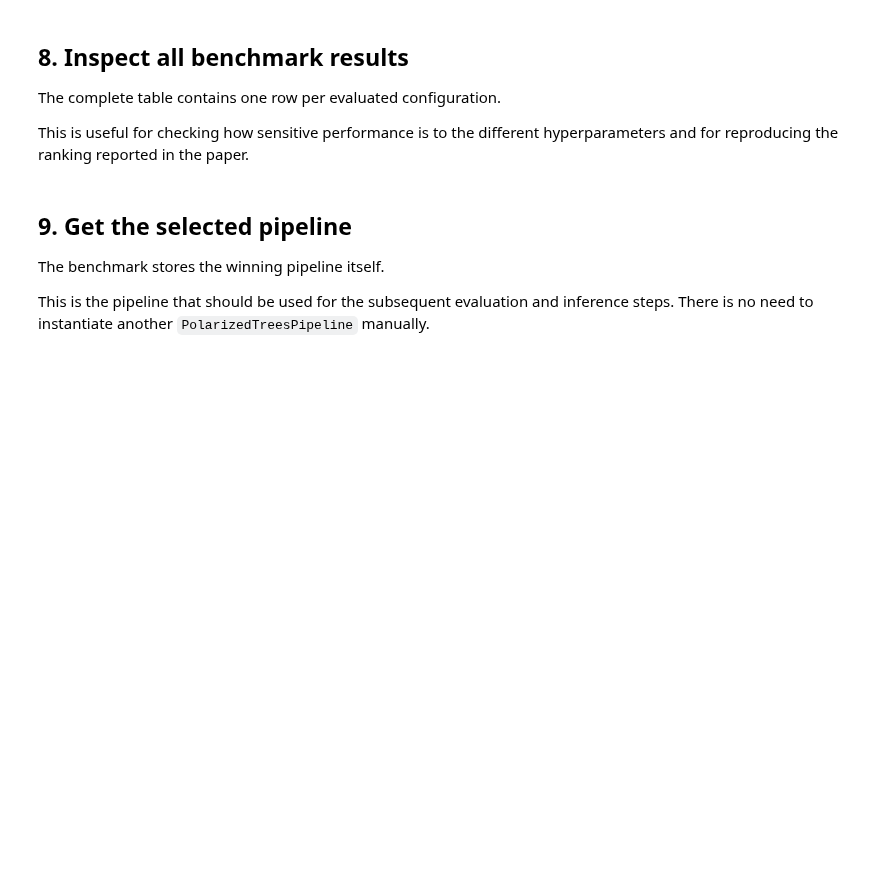
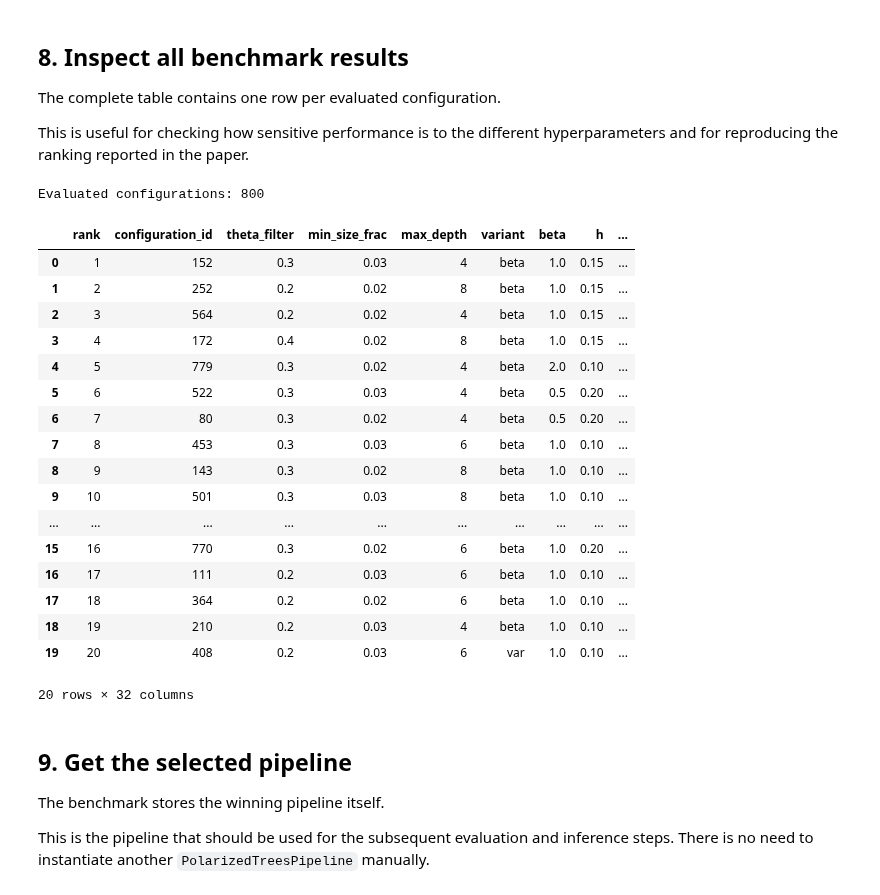
Before and after one commit to Swkratis210204/polartox, a Jupyter notebook: benchmarks/notebooks/treesbenchmark.ipynb, the cells around one changed output. Cells and saved outputs as stored; diff of their text form; code cells hidden in the pictures; blank space fills up the shorter version.

```diff
--- a/benchmarks/notebooks/treesbenchmark.ipynb
+++ b/benchmarks/notebooks/treesbenchmark.ipynb
@@ -164,6 +175,7 @@ if len(set(text_counts.values())) != 1:
 
 benchmark_parts = []
 benchmark_ground_truth = {}
+text_groups = {}
 
 offset = 0
 
@@ -190,6 +202,9 @@ for corpus_name in BENCHMARK_CORPORA:
             id_map[old_id]
         ] = config
 
+    for new_id in id_map.values():
+        text_groups[new_id] = corpus_name
+
     offset += len(text_ids)
 
 
@@ -238,0 +262,13 @@ print(pipeline)
+# %%
+# theta_filter, h and max_depth are required by the pipeline; the
+# benchmark overrides all of them with each searched configuration,
+# so these are placeholders.
+pipeline = PolarizedTreesPipeline(
+    dims=DIMS,
+    scale=SCALE,
+    theta_filter=0.3,
+    h=0.10,
+    max_depth=6,
+)
+
+print(pipeline)
@@ -257,6 +295,10 @@ benchmark = PolarizedTreesBenchmark(
     pipeline=pipeline,
     annotations=benchmark_dataset,
     ground_truth=benchmark_ground_truth,
+
+    # Corpus of every text: metrics and statistics are computed per
+    # corpus and then averaged over corpora.
+    text_groups=text_groups,
 
     # Paper search.
     search_space=SEARCH_SPACE,
@@ -275,6 +317,15 @@ benchmark = PolarizedTreesBenchmark(
 
     top_k=20,
     verbose=True,
+
+    # Save progress every 50 configurations; re-running this cell
+    # after a crash resumes from the last checkpoint.
+    checkpoint_dir=RESULTS_DIR / "checkpoint",
+    checkpoint_every=50,
+
+    # Evaluate configurations in parallel worker processes. Each worker
+    # holds its own copy of the data (~150 MB); lower this if memory is tight.
+    n_jobs=6,
 )
 
 benchmark.run()
@@ -300,13 +396,33 @@ The complete table contains one row per evaluated configuration.
 
 This is useful for checking how sensitive performance is to the different hyperparameters and for reproducing the ranking reported in the paper.
 # %%
-results_df = benchmark.results
+results_df = benchmark.get_results()
 
 print("Evaluated configurations:", len(results_df))
 
 display(
     results_df.head(20)
 )
+# %% [output]
+Evaluated configurations: 800
+|  | rank | configuration_id | theta_filter | min_size_frac | max_depth | variant | beta | h | ... |
+| 0 | 1 | 152 | 0.3 | 0.03 | 4 | beta | 1.0 | 0.15 | ... |
+| 1 | 2 | 252 | 0.2 | 0.02 | 8 | beta | 1.0 | 0.15 | ... |
+| 2 | 3 | 564 | 0.2 | 0.02 | 4 | beta | 1.0 | 0.15 | ... |
+| 3 | 4 | 172 | 0.4 | 0.02 | 8 | beta | 1.0 | 0.15 | ... |
+| 4 | 5 | 779 | 0.3 | 0.02 | 4 | beta | 2.0 | 0.10 | ... |
+| 5 | 6 | 522 | 0.3 | 0.03 | 4 | beta | 0.5 | 0.20 | ... |
+| 6 | 7 | 80 | 0.3 | 0.02 | 4 | beta | 0.5 | 0.20 | ... |
+| 7 | 8 | 453 | 0.3 | 0.03 | 6 | beta | 1.0 | 0.10 | ... |
+| 8 | 9 | 143 | 0.3 | 0.02 | 8 | beta | 1.0 | 0.10 | ... |
+| 9 | 10 | 501 | 0.3 | 0.03 | 8 | beta | 1.0 | 0.10 | ... |
+| ... | ... | ... | ... | ... | ... | ... | ... | ... | ... |
+| 15 | 16 | 770 | 0.3 | 0.02 | 6 | beta | 1.0 | 0.20 | ... |
+| 16 | 17 | 111 | 0.2 | 0.03 | 6 | beta | 1.0 | 0.10 | ... |
+| 17 | 18 | 364 | 0.2 | 0.02 | 6 | beta | 1.0 | 0.10 | ... |
+| 18 | 19 | 210 | 0.2 | 0.03 | 4 | beta | 1.0 | 0.10 | ... |
+| 19 | 20 | 408 | 0.2 | 0.03 | 6 | var | 1.0 | 0.10 | ... |
+20 rows × 32 columns
 # %% [markdown]
 ## 9. Get the selected pipeline
 
```
Also changed, not shown: parts of 13 cells of this notebook, 13 other files.
